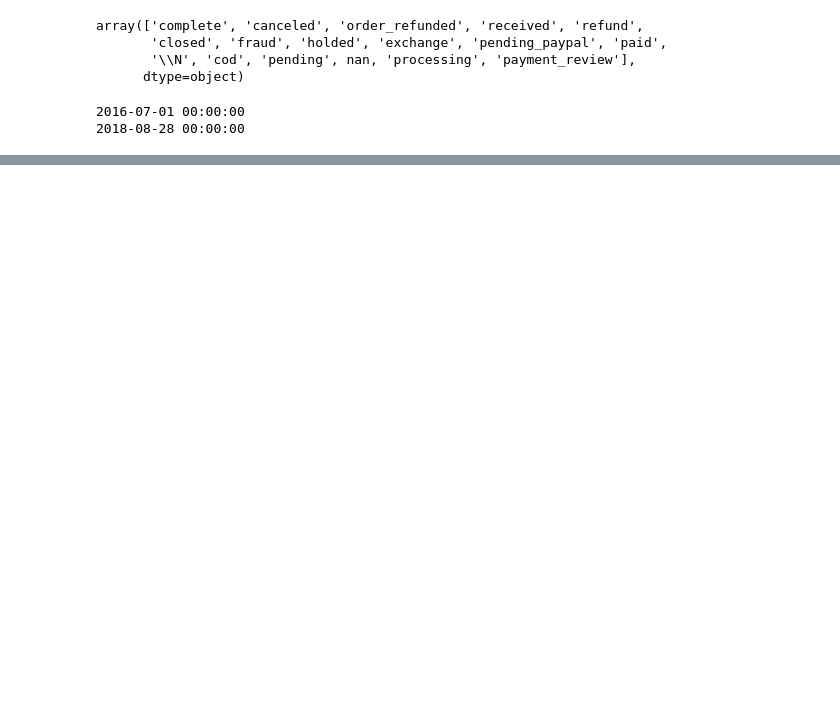
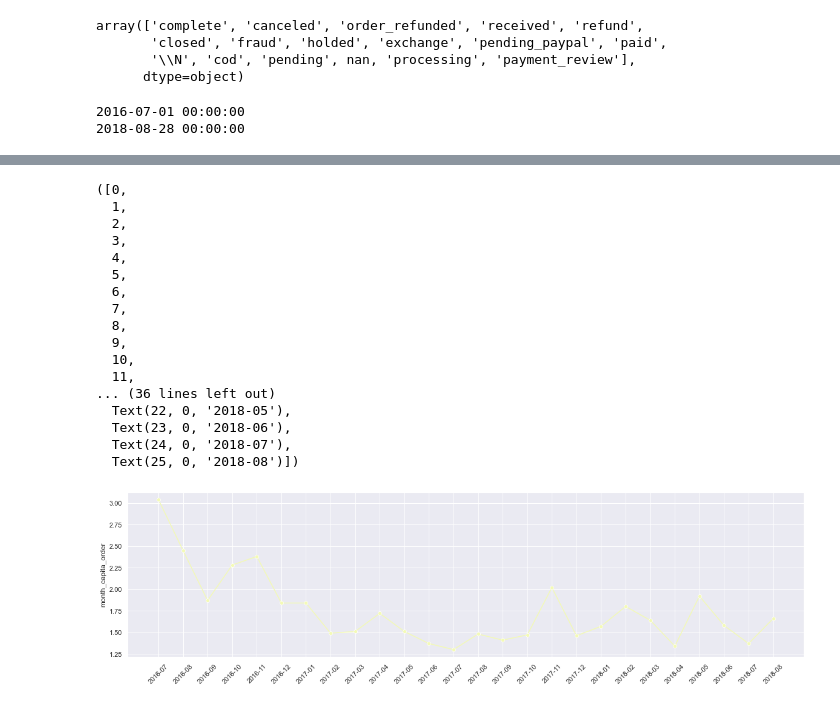
Before and after one commit to LiangYuDer/E-commerce-Analysis, a Jupyter notebook: ec_analysis.ipynb, the cells around one changed output, grey strips where cells are left out. Cells and saved outputs as stored; diff of their text form; code cells hidden in the pictures; blank space fills up the shorter version.

```diff
--- a/ec_analysis.ipynb
+++ b/ec_analysis.ipynb
@@ -153,0 +205,6 @@ plt.xticks(rotation=45)
+# %%
+#3 統計每月份人均消費訂單數
+customer_id_count = dt[dt["status"] == "completed"].groupby(["Year_Month"])["Customer ID"].nunique().reset_index()
+customer_id_count["month_total_order"] = orders["increment_id"]
+customer_id_count["month_capita_order"] = round(customer_id_count["month_total_order"]/customer_id_count["Customer ID"],2)
+customer_id_count
@@ -153,0 +229,26 @@ plt.xticks(rotation=45)
+# %%
+fig, ax = plt.subplots(figsize=(20, 5))
+sns.set(style="darkgrid", palette="YlGn")
+sns.lineplot(data=customer_id_count, x="Year_Month", y="month_capita_order",marker="o")
+ax.set_xlabel("")
+ax.set_ylabel("month_capita_order")
+plt.xticks(rotation=45)
+# %% [output]
+([0,
+  1,
+  2,
+  3,
+  4,
+  5,
+  6,
+  7,
+  8,
+  9,
+  10,
+  11,
+... (36 lines left out)
+  Text(22, 0, '2018-05'),
+  Text(23, 0, '2018-06'),
+  Text(24, 0, '2018-07'),
+  Text(25, 0, '2018-08')])
+[figure, added]
```
Also changed, not shown: parts of 23 cells of this notebook.
